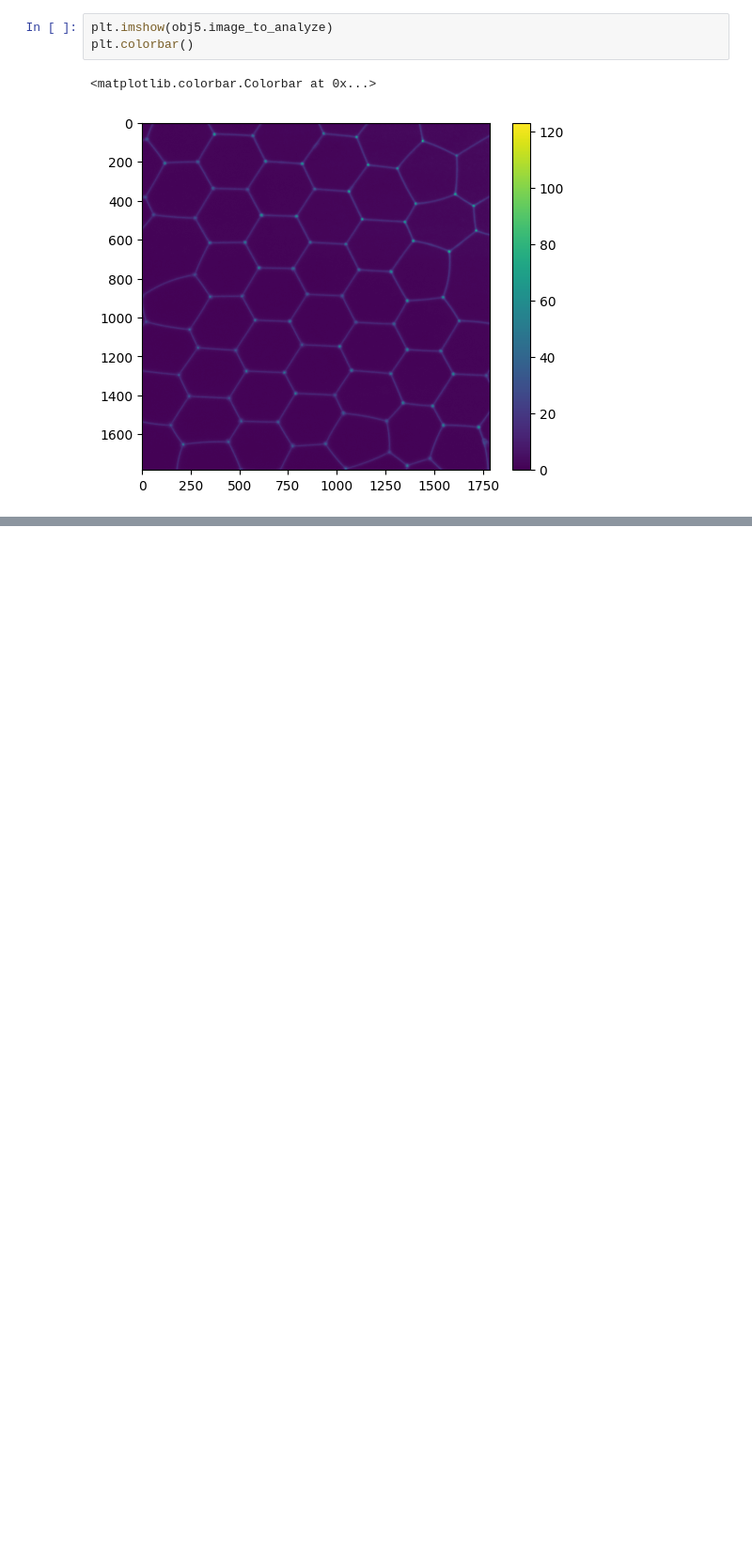
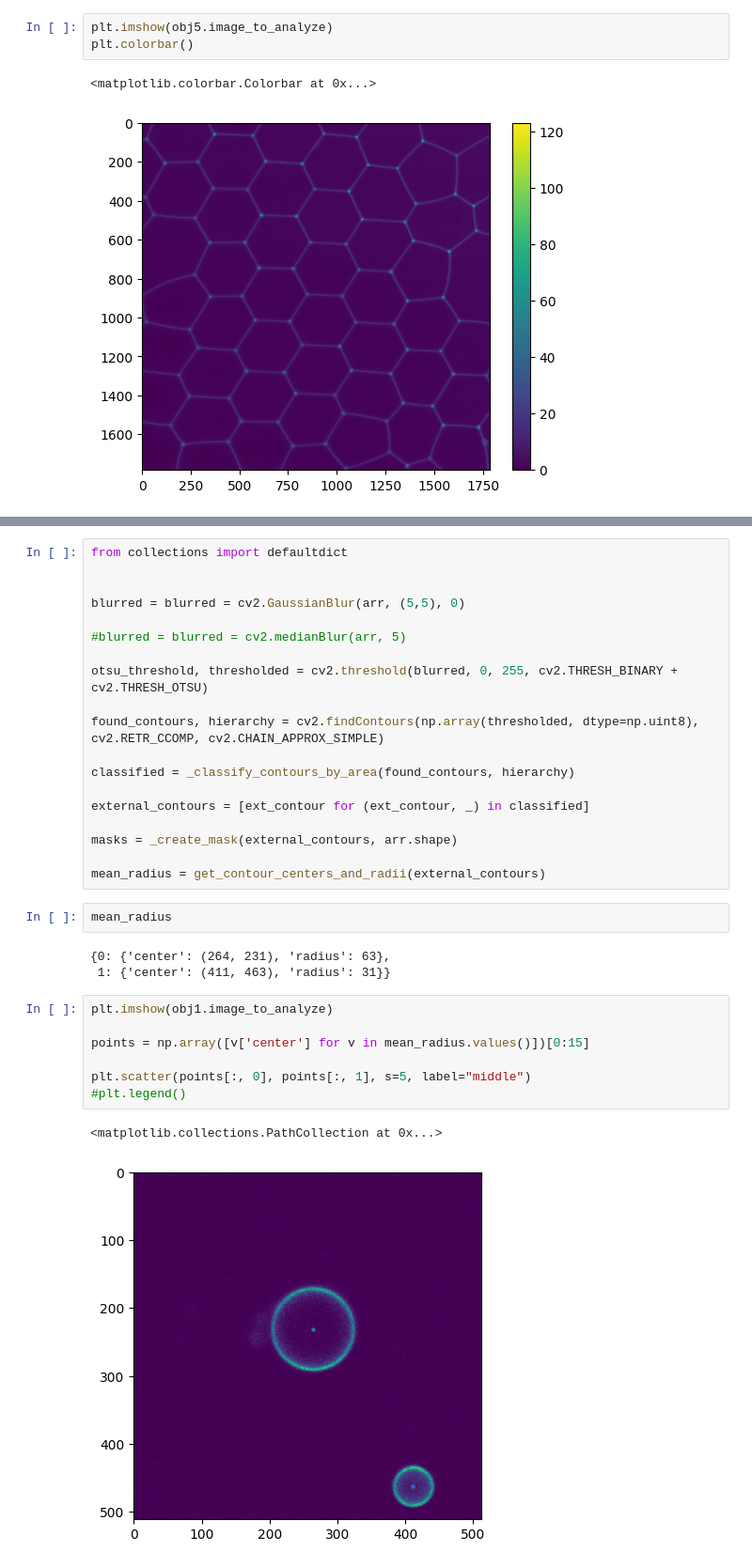
Before and after one commit to antonilis/ZeissAutomation, a Jupyter notebook: image_prepsocessing/image_visualizer.ipynb, the cells around one changed output, grey strips where cells are left out. Shown at 94% size. Saved outputs shown, nothing was run; the diff lists cells and outputs as text; blank space fills up the shorter version.

```diff
--- a/image_prepsocessing/image_visualizer.ipynb
+++ b/image_prepsocessing/image_visualizer.ipynb
@@ -119,0 +200,34 @@ plt.colorbar()
+# %%
+from collections import defaultdict
+
+
+blurred = blurred = cv2.GaussianBlur(arr, (5,5), 0)
+
+#blurred = blurred = cv2.medianBlur(arr, 5)
+
+otsu_threshold, thresholded = cv2.threshold(blurred, 0, 255, cv2.THRESH_BINARY + cv2.THRESH_OTSU)
+
+found_contours, hierarchy = cv2.findContours(np.array(thresholded, dtype=np.uint8), cv2.RETR_CCOMP, cv2.CHAIN_APPROX_SIMPLE)
+
+classified = _classify_contours_by_area(found_contours, hierarchy)
+
+external_contours = [ext_contour for (ext_contour, _) in classified]
+
+masks = _create_mask(external_contours, arr.shape)
+
+mean_radius = get_contour_centers_and_radii(external_contours)
+# %%
+mean_radius
+# %% [output]
+{0: {'center': (264, 231), 'radius': 63},
+ 1: {'center': (411, 463), 'radius': 31}}
+# %%
+plt.imshow(obj1.image_to_analyze)
+
+points = np.array([v['center'] for v in mean_radius.values()])[0:15]
+
+plt.scatter(points[:, 0], points[:, 1], s=5, label="middle")
+#plt.legend()
+# %% [output]
+<matplotlib.collections.PathCollection at 0x...>
+[figure, added]
```
Also changed, not shown: parts of 7 cells of this notebook, 2 other files.
